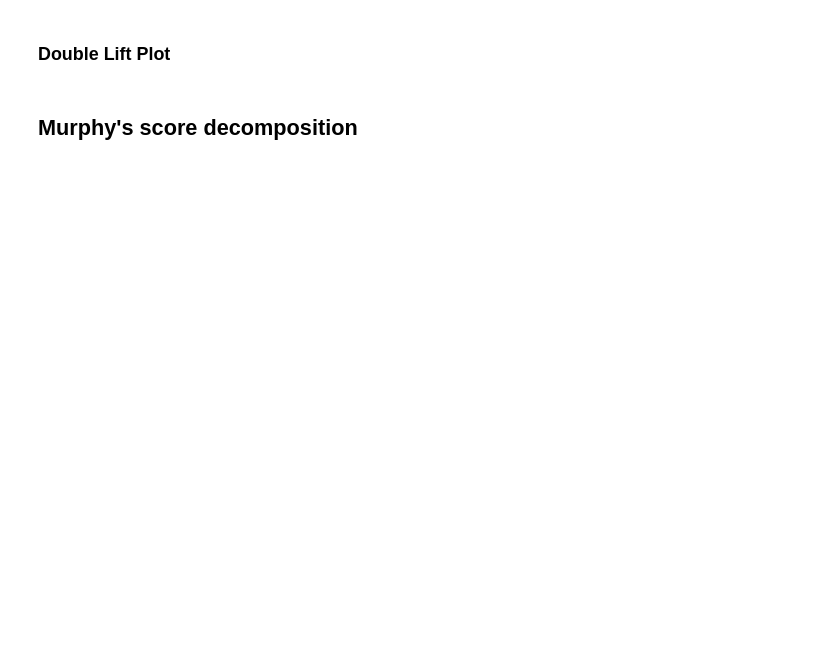
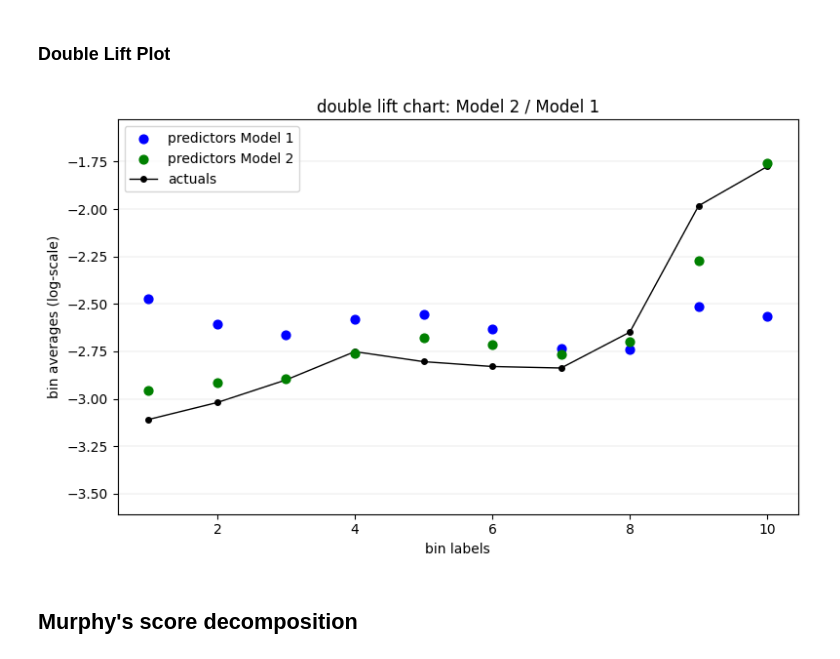
Before and after one commit to supermarmar/actuarial_deep_learning, a Jupyter notebook: exercises/solutions/glm_exercise_2026.ipynb, the cells around one changed output. Saved outputs shown, nothing was run; the diff lists cells and outputs as text; code cells hidden in the pictures; blank space fills up the shorter version.

```diff
--- a/exercises/solutions/glm_exercise_2026.ipynb
+++ b/exercises/solutions/glm_exercise_2026.ipynb
@@ -537,7 +629,7 @@ plt.show()
 ### Double Lift Plot
 # %%
 # Double lift plot: bin by ratio GLM2/GLM1
-test["dlp_ratio"] = ...
+test["dlp_ratio"] = test["GLM2"] / test["GLM1"]
 test["dlp_bin"], dlp_bin_edges = pd.qcut(
     test["dlp_ratio"],
     q=10,
@@ -546,37 +638,57 @@ test["dlp_bin"], dlp_bin_edges = pd.qcut(
 )
 test["dlp_bin"] += 1  # make bins 1–10 instead of 0–9
 
 # bin using the ratio of predicted claims from Model 2 to Model 1
-dlp_agg = ...
+dlp_agg = test.groupby("dlp_bin").agg(
+    actual_claims=("ClaimNb", "sum"),
+    pred_claims1=("glm1_claims", "sum"),
+    pred_claims2=("glm2_claims", "sum"),
+    exposure=("Exposure", "sum"),
+)
 
 # Plot
 fig, ax = plt.subplots(figsize=(8, 5))
 
 # complete code for the double-lift plot
 ax.scatter(
-    [...],
+    bin_labels,
+    np.log(dlp_agg["pred_claims1"] / dlp_agg["exposure"]),
+    color="blue",
+    s=40,
+    zorder=5,
     label="predictors Model 1",
 )
 ax.scatter(
-    [...],
+    bin_labels,
+    np.log(dlp_agg["pred_claims2"] / dlp_agg["exposure"]),
+    color="green",
+    s=40,
+    zorder=5,
     label="predictors Model 2",
 )
 ax.plot(
-    [...],
+    bin_labels,
+    np.log(dlp_agg["actual_claims"] / dlp_agg["exposure"]),
+    color="black",
+    marker="o",
+    markersize=4,
+    linewidth=1,
     label="actuals",
 )
 
 ax.set_ylim(y_axis_range)
 ax.set_xlabel("bin labels")
 ax.set_ylabel("bin averages (log-scale)")
 ax.set_title("double lift chart: Model 2 / Model 1")
 for h in np.arange(-200, 1) / 4:
     if y_axis_range[0] <= h <= y_axis_range[1]:
         ax.axhline(y=h, color="darkgray", linewidth=0.3, alpha=0.5)
 ax.legend(loc="upper left")
 
 plt.tight_layout()
 plt.show()
+# %% [output]
+[figure, added]
 # %% [markdown]
 ## Murphy's score decomposition
 # %%
```
Also changed, not shown: parts of 9 cells of this notebook.
